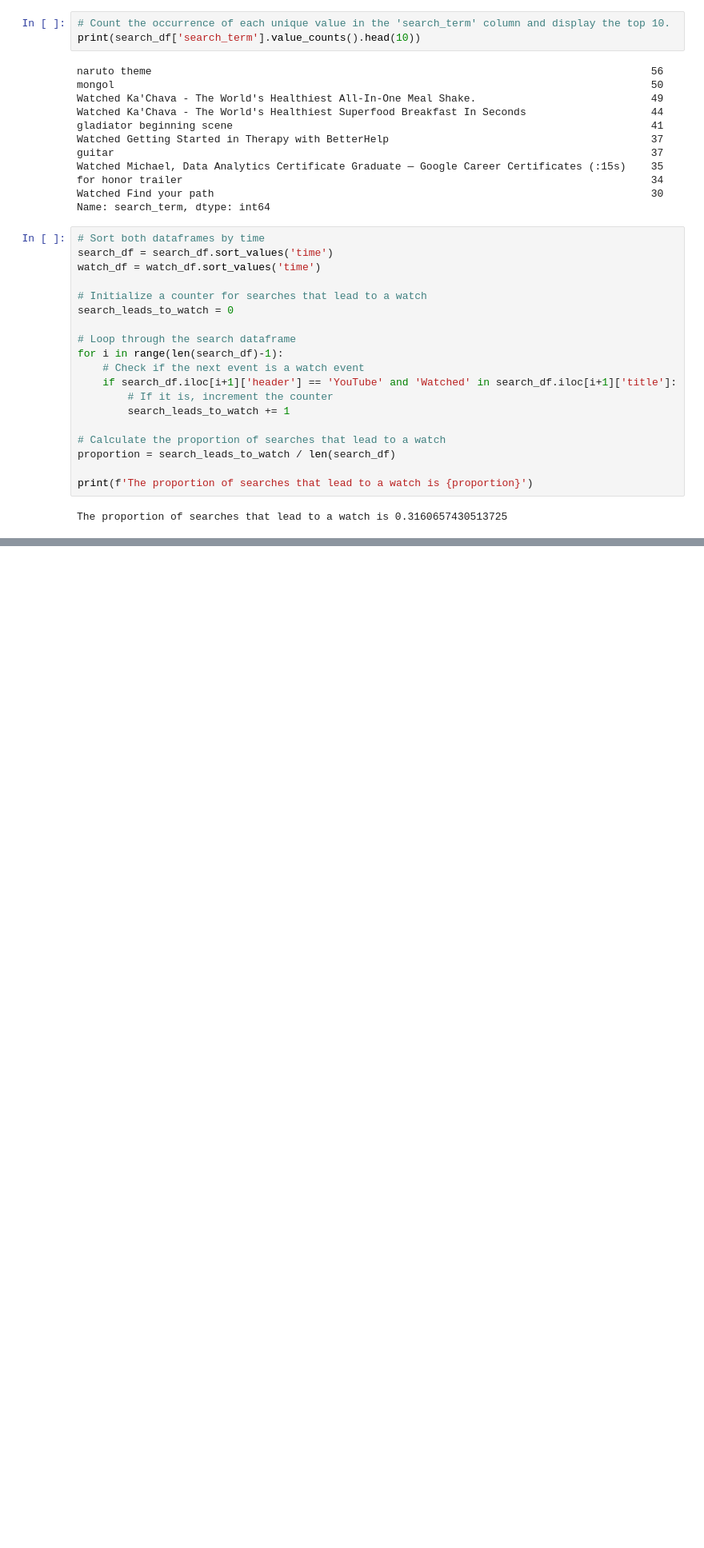
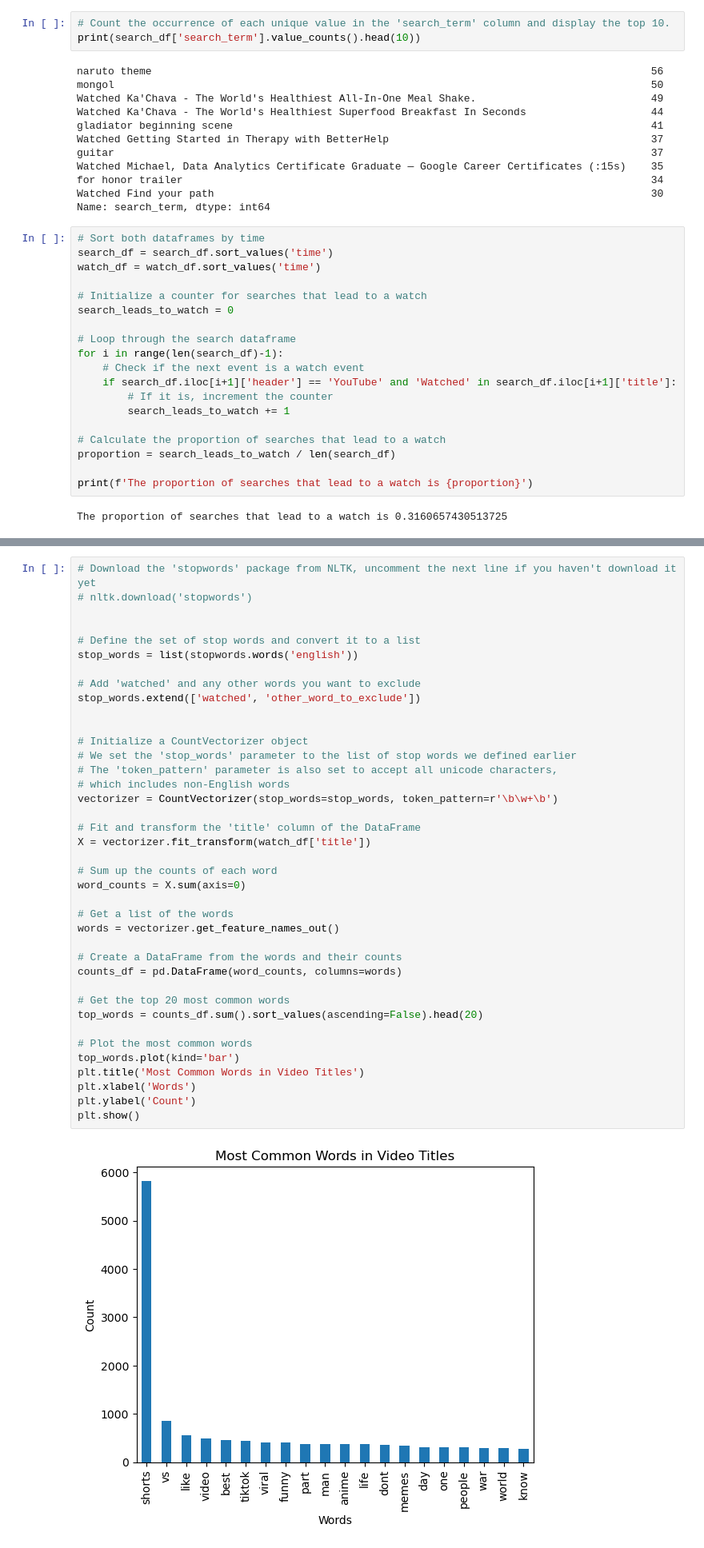
Before and after one commit to haochenmiao/Portfolio, a Jupyter notebook: Data Analyst Portfolio/Data Analysis/Youtube history analysis/analysis.ipynb, the cells around one changed output, grey strips where cells are left out. Shown at 80% size. Saved outputs shown, nothing was run; the diff lists cells and outputs as text; blank space fills up the shorter version.

```diff
--- a/Data Analyst Portfolio/Data Analysis/Youtube history analysis/analysis.ipynb
+++ b/Data Analyst Portfolio/Data Analysis/Youtube history analysis/analysis.ipynb
@@ -493,0 +568,41 @@ The proportion of searches that lead to a watch is 0.3160657430513725
+# %%
+# Download the 'stopwords' package from NLTK, uncomment the next line if you haven't download it yet
+# nltk.download('stopwords')
+
+
+# Define the set of stop words and convert it to a list
+stop_words = list(stopwords.words('english'))
+
+# Add 'watched' and any other words you want to exclude
+stop_words.extend(['watched', 'other_word_to_exclude'])
+
+
+# Initialize a CountVectorizer object
+# We set the 'stop_words' parameter to the list of stop words we defined earlier
+# The 'token_pattern' parameter is also set to accept all unicode characters,
+# which includes non-English words
+vectorizer = CountVectorizer(stop_words=stop_words, token_pattern=r'\b\w+\b')
+
+# Fit and transform the 'title' column of the DataFrame
+X = vectorizer.fit_transform(watch_df['title'])
+
+# Sum up the counts of each word
+word_counts = X.sum(axis=0)
+
+# Get a list of the words
+words = vectorizer.get_feature_names_out()
+
+# Create a DataFrame from the words and their counts
+counts_df = pd.DataFrame(word_counts, columns=words)
+
+# Get the top 20 most common words
+top_words = counts_df.sum().sort_values(ascending=False).head(20)
+
+# Plot the most common words
+top_words.plot(kind='bar')
+plt.title('Most Common Words in Video Titles')
+plt.xlabel('Words')
+plt.ylabel('Count')
+plt.show()
+# %% [output]
+[figure, added]
```
Also changed, not shown: parts of 14 cells of this notebook, 3 other files.
